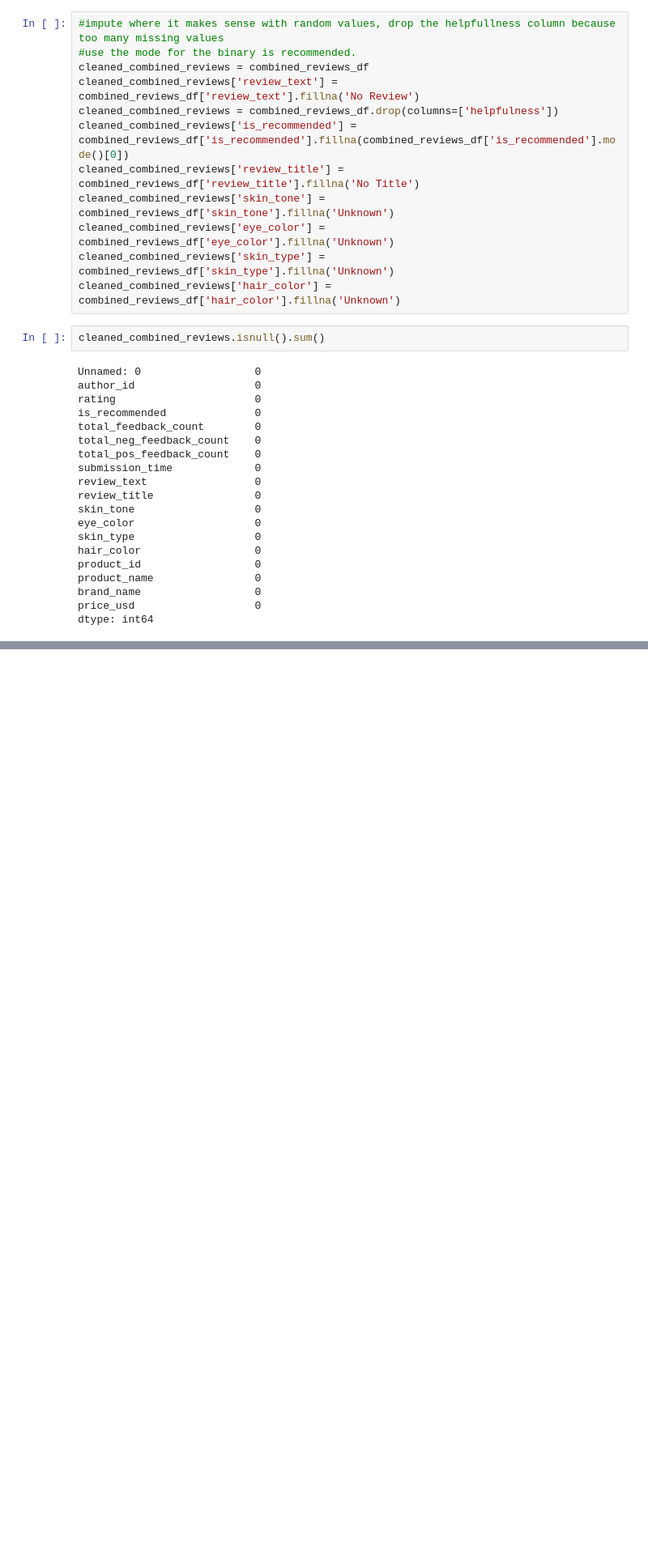
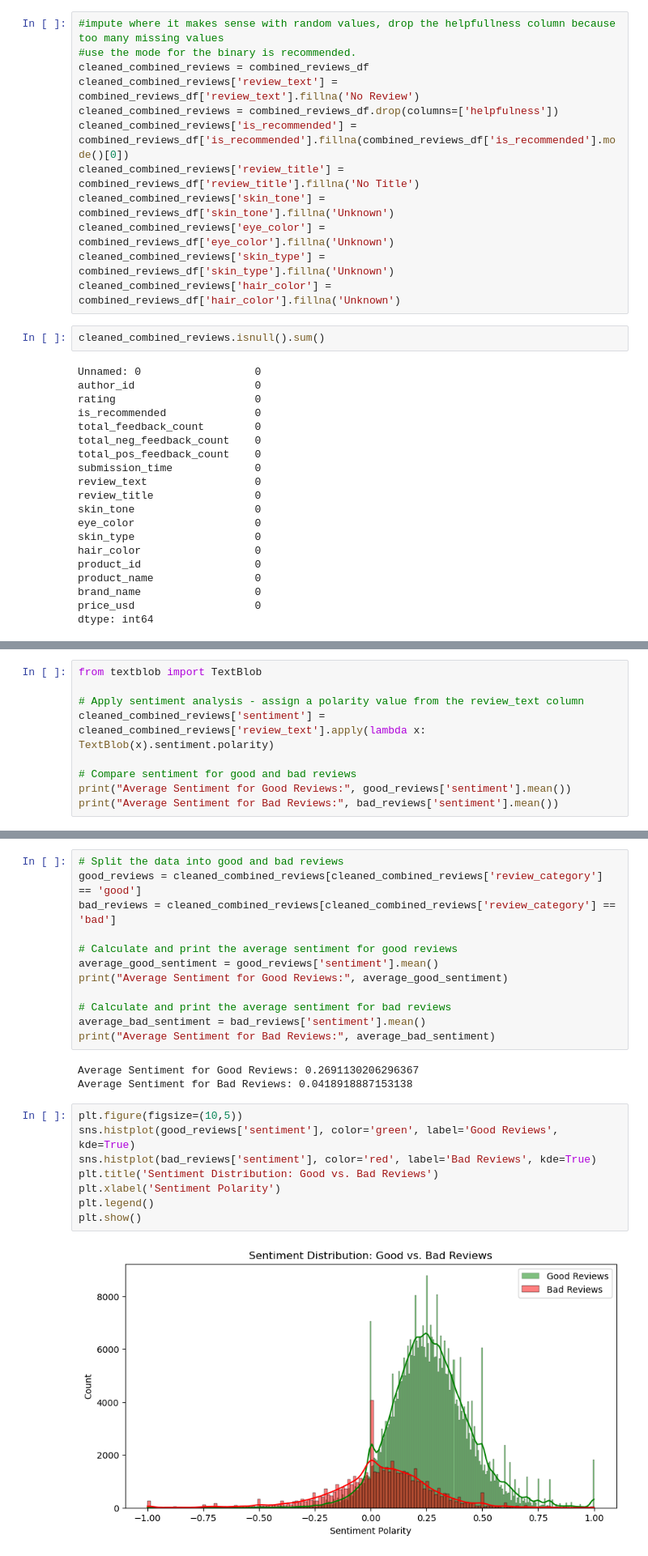
Before and after one commit to renaqd/team1-ADS505, a Jupyter notebook: 505FinalProj.ipynb, the cells around one changed output, grey strips where cells are left out. Shown: that part at 81% size. Drawn from its saved outputs; the diff is of its cells as text; blank space fills up the shorter version.

```diff
--- a/505FinalProj.ipynb
+++ b/505FinalProj.ipynb
@@ -134,0 +188,9 @@ dtype: int64
+# %%
+from textblob import TextBlob
+
+# Apply sentiment analysis - assign a polarity value from the review_text column
+cleaned_combined_reviews['sentiment'] = cleaned_combined_reviews['review_text'].apply(lambda x: TextBlob(x).sentiment.polarity)
+
+# Compare sentiment for good and bad reviews
+print("Average Sentiment for Good Reviews:", good_reviews['sentiment'].mean())
+print("Average Sentiment for Bad Reviews:", bad_reviews['sentiment'].mean())
@@ -134,0 +236,25 @@ dtype: int64
+# %%
+# Split the data into good and bad reviews
+good_reviews = cleaned_combined_reviews[cleaned_combined_reviews['review_category'] == 'good']
+bad_reviews = cleaned_combined_reviews[cleaned_combined_reviews['review_category'] == 'bad']
+
+# Calculate and print the average sentiment for good reviews
+average_good_sentiment = good_reviews['sentiment'].mean()
+print("Average Sentiment for Good Reviews:", average_good_sentiment)
+
+# Calculate and print the average sentiment for bad reviews
+average_bad_sentiment = bad_reviews['sentiment'].mean()
+print("Average Sentiment for Bad Reviews:", average_bad_sentiment)
+# %% [output]
+Average Sentiment for Good Reviews: 0.2691130206296367
+Average Sentiment for Bad Reviews: 0.0418918887153138
+# %%
+plt.figure(figsize=(10,5))
+sns.histplot(good_reviews['sentiment'], color='green', label='Good Reviews', kde=True)
+sns.histplot(bad_reviews['sentiment'], color='red', label='Bad Reviews', kde=True)
+plt.title('Sentiment Distribution: Good vs. Bad Reviews')
+plt.xlabel('Sentiment Polarity')
+plt.legend()
+plt.show()
+# %% [output]
+[figure, added]
```
Also changed, not shown: parts of 19 cells of this notebook.
